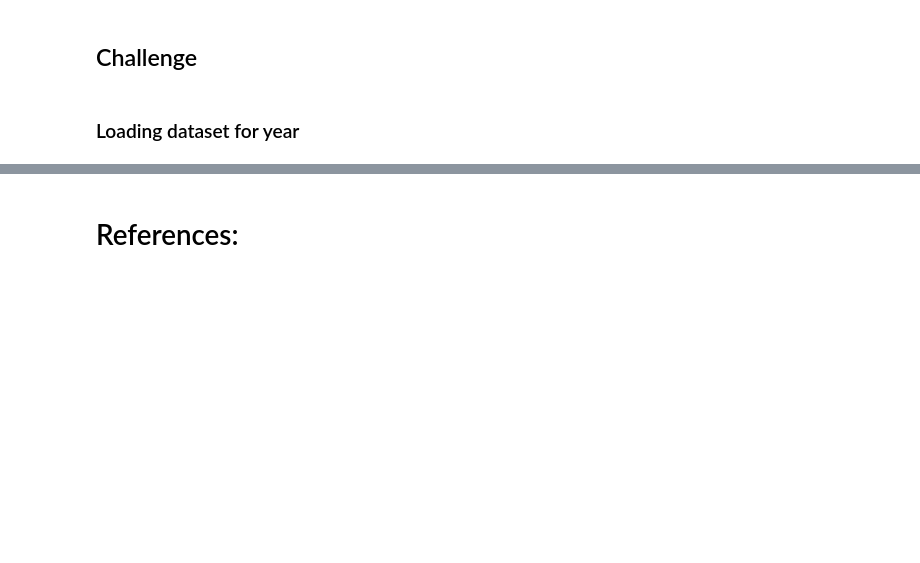
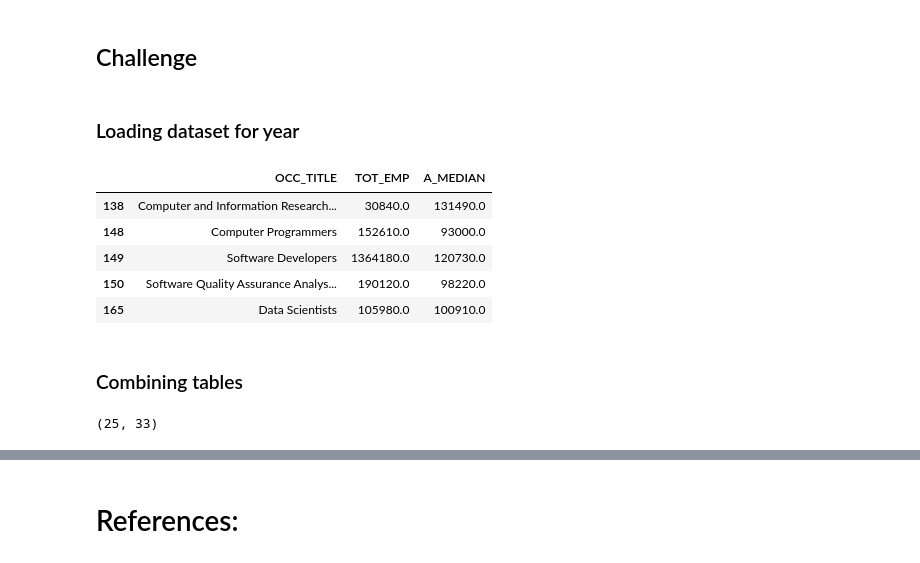
Before and after one commit to BarbSouza/data-visualisation, a Jupyter notebook: data-visualisation.ipynb, the cells around one changed output, grey strips where cells are left out. Cells and saved outputs as stored; diff of their text form; code cells hidden in the pictures; blank space fills up the shorter version.

```diff
--- a/data-visualisation.ipynb
+++ b/data-visualisation.ipynb
@@ -540,3 +540,12 @@ national_2021=clean_2021.loc[(clean_2021['AREA_TYPE'] == 1) & (clean_2021["I_GRO
 
 national_fields_2021 = national_2021[national_2021["OCC_TITLE"].isin(fields)].copy()
 national_fields_2021["YEAR"] = 2021
+# %%
+national_fields_2021[["OCC_TITLE", "TOT_EMP", "A_MEDIAN"]]
+# %% [output]
+|  | OCC_TITLE | TOT_EMP | A_MEDIAN |
+| 138 | Computer and Information Research... | 30840.0 | 131490.0 |
+| 148 | Computer Programmers | 152610.0 | 93000.0 |
+| 149 | Software Developers | 1364180.0 | 120730.0 |
+| 150 | Software Quality Assurance Analys... | 190120.0 | 98220.0 |
+| 165 | Data Scientists | 105980.0 | 100910.0 |
@@ -542,0 +606,10 @@ national_fields_2021["YEAR"] = 2021
+# %% [markdown]
+### Combining tables
+# %%
+national_fields_2023 = national[national["OCC_TITLE"].isin(fields)].copy()
+national_fields_2023["YEAR"] = 2023
+
+trend = pd.concat([national_fields_2021, national_fields_2022, national_fields_2023, national_fields_2024, national_fields_2025])
+trend.shape
+# %% [output]
+(25, 33)
```
Also changed, not shown: parts of 12 cells of this notebook.
